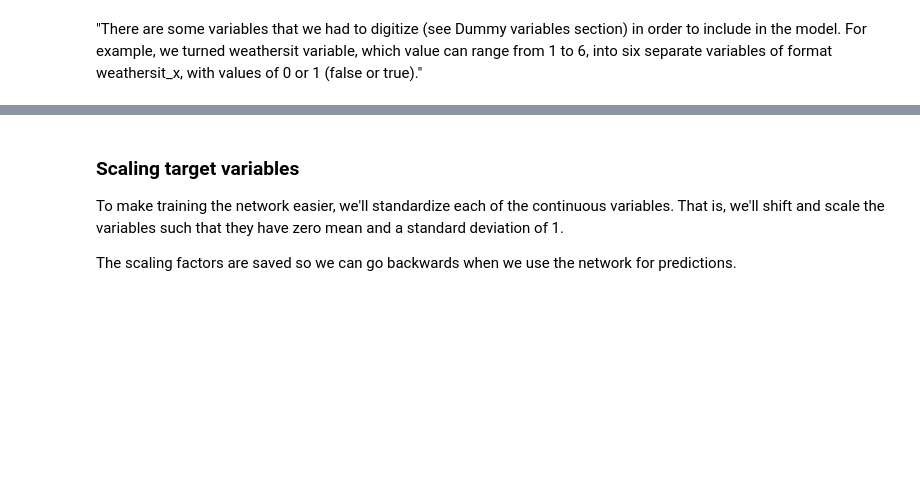
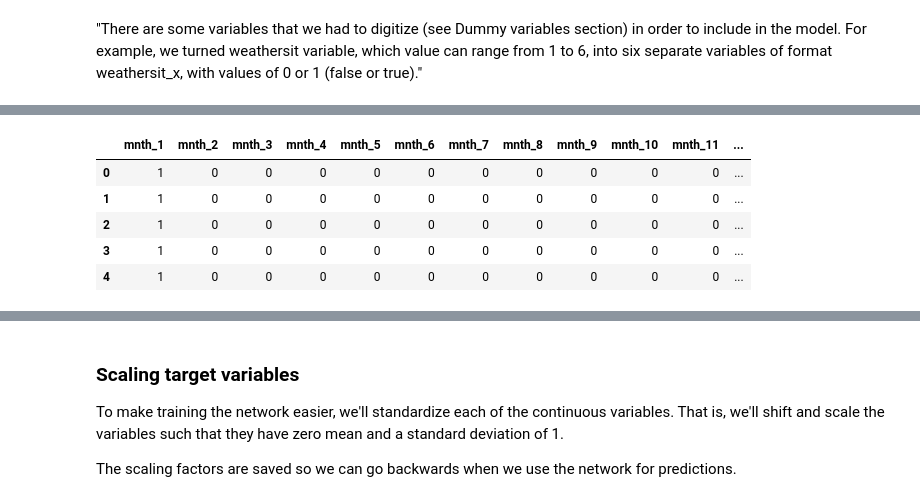
Before and after one commit to kdsian/deep-learning, a Jupyter notebook: P1_first-neural-network/Your_first_neural_network_ans.ipynb, the cells around one changed output, grey strips where cells are left out. Cells and saved outputs as stored; diff of their text form; code cells hidden in the pictures; blank space fills up the shorter version.

```diff
--- a/P1_first-neural-network/Your_first_neural_network_ans.ipynb
+++ b/P1_first-neural-network/Your_first_neural_network_ans.ipynb
@@ -73,0 +92,9 @@ data.plot( y='mnth_2')
+# %%
+data.iloc [:5,16:35]
+# %% [output]
+|  | mnth_1 | mnth_2 | mnth_3 | mnth_4 | mnth_5 | mnth_6 | mnth_7 | mnth_8 | mnth_9 | mnth_10 | mnth_11 | ... |
+| 0 | 1 | 0 | 0 | 0 | 0 | 0 | 0 | 0 | 0 | 0 | 0 | ... |
+| 1 | 1 | 0 | 0 | 0 | 0 | 0 | 0 | 0 | 0 | 0 | 0 | ... |
+| 2 | 1 | 0 | 0 | 0 | 0 | 0 | 0 | 0 | 0 | 0 | 0 | ... |
+| 3 | 1 | 0 | 0 | 0 | 0 | 0 | 0 | 0 | 0 | 0 | 0 | ... |
+| 4 | 1 | 0 | 0 | 0 | 0 | 0 | 0 | 0 | 0 | 0 | 0 | ... |
```
Also changed, not shown: parts of 12 cells of this notebook, 23 other files.
